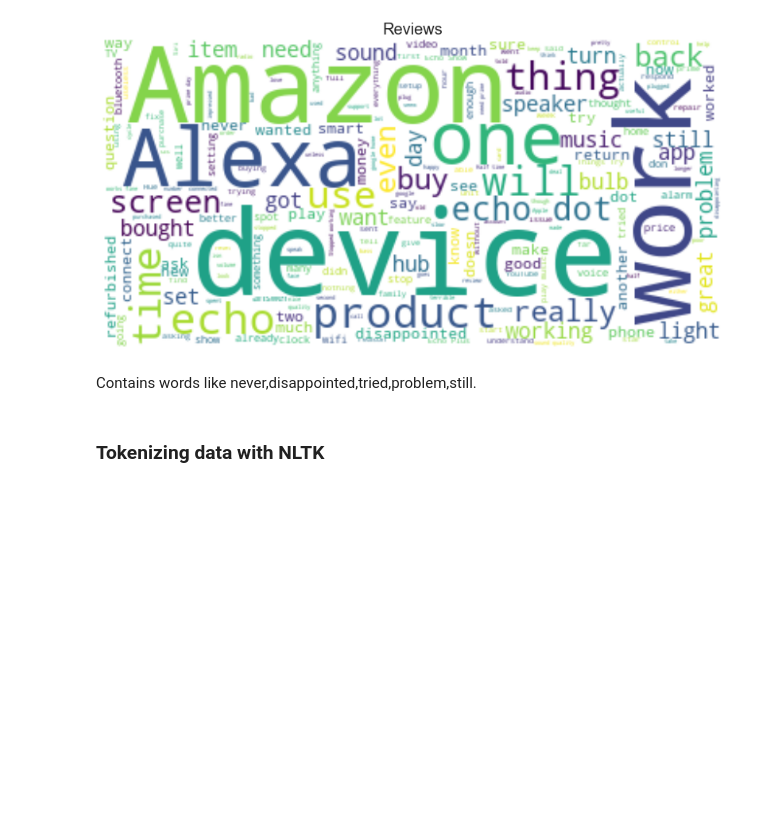
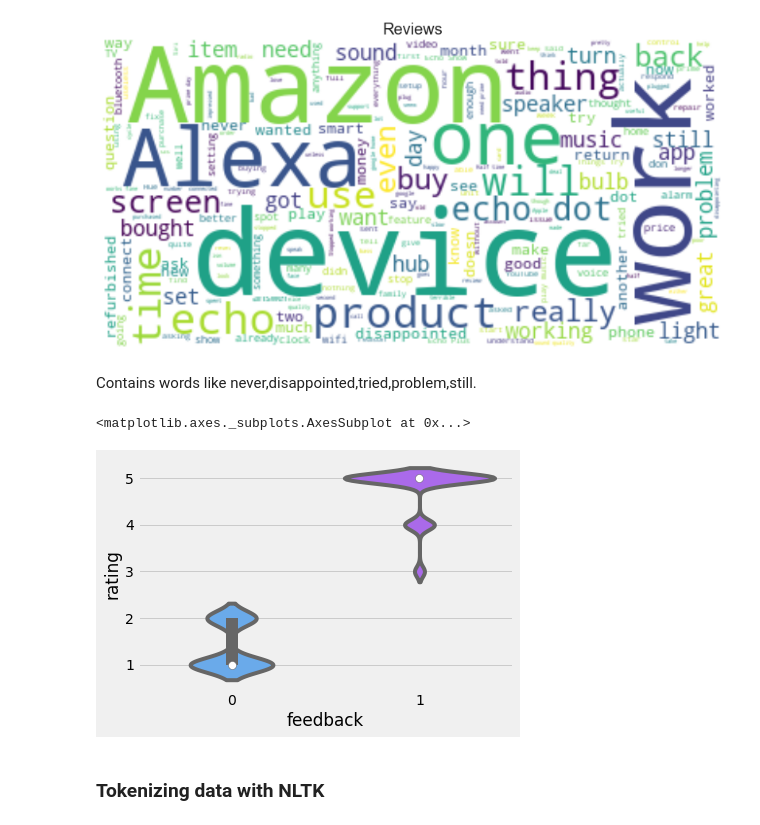
Before and after one commit to ambita20/Amazon_Alexa_Sentiment_Analysis, a Jupyter notebook: SentimentAnalysis_RandomForest _v2.ipynb, the cells around one changed output. Cells and saved outputs as stored; diff of their text form; code cells hidden in the pictures; blank space fills up the shorter version.

```diff
--- a/SentimentAnalysis_RandomForest _v2.ipynb
+++ b/SentimentAnalysis_RandomForest _v2.ipynb
@@ -169,6 +172,12 @@ plt.show()
 [figure]
 # %% [markdown]
 Contains words like never,disappointed,tried,problem,still.
+# %%
+
+sns.violinplot(df['feedback'], df['rating'], palette = 'cool')
+# %% [output]
+<matplotlib.axes._subplots.AxesSubplot at 0x...>
+[figure, added]
 # %% [markdown]
 ### Tokenizing data with NLTK
 # %% [markdown]
```
Also changed, not shown: parts of 5 cells of this notebook.
